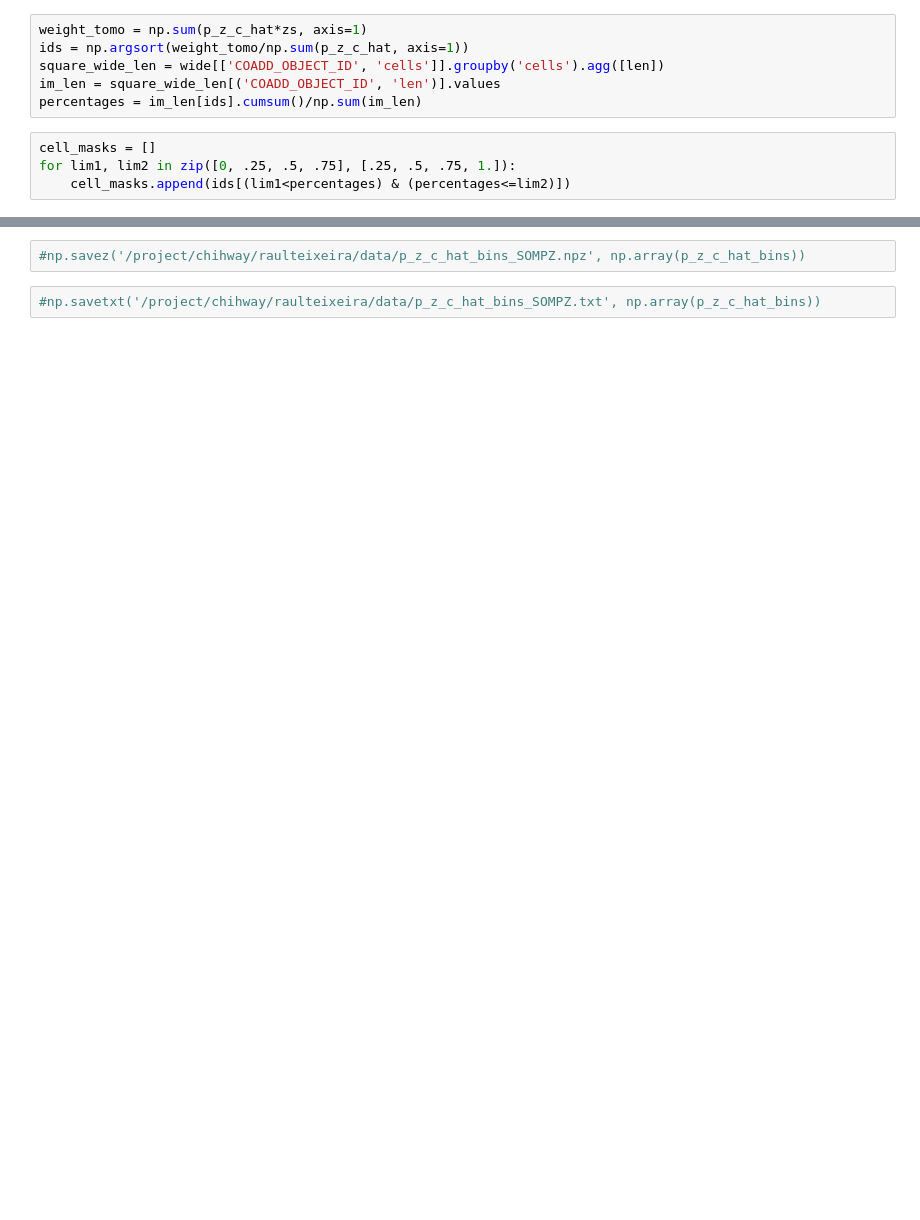
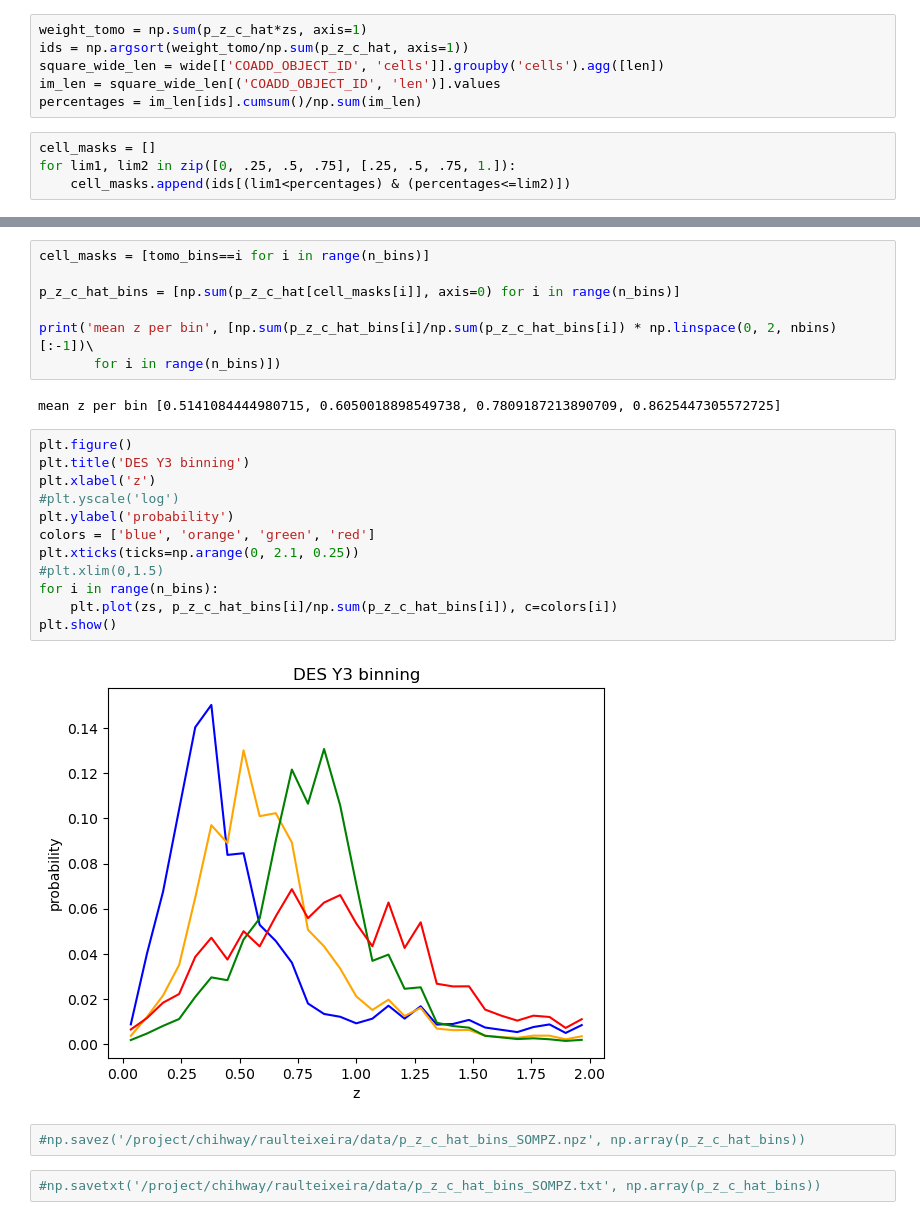
Before and after one commit to rbgdet/CSPZ, a Jupyter notebook: notebooks/SOMPZ_pipeline.ipynb, the cells around one changed output, grey strips where cells are left out. Drawn from its saved outputs; the diff is of its cells as text; blank space fills up the shorter version.

```diff
--- a/notebooks/SOMPZ_pipeline.ipynb
+++ b/notebooks/SOMPZ_pipeline.ipynb
@@ -334,3 +371,26 @@ plt.show()
+# %%
+cell_masks = [tomo_bins==i for i in range(n_bins)]
+
+p_z_c_hat_bins = [np.sum(p_z_c_hat[cell_masks[i]], axis=0) for i in range(n_bins)]
+
+print('mean z per bin', [np.sum(p_z_c_hat_bins[i]/np.sum(p_z_c_hat_bins[i]) * np.linspace(0, 2, nbins)[:-1])\
+       for i in range(n_bins)])
+# %% [output]
+mean z per bin [0.5141084444980715, 0.6050018898549738, 0.7809187213890709, 0.8625447305572725]
+# %%
+plt.figure()
+plt.title('DES Y3 binning')
+plt.xlabel('z')
+#plt.yscale('log')
+plt.ylabel('probability')
+colors = ['blue', 'orange', 'green', 'red']
+plt.xticks(ticks=np.arange(0, 2.1, 0.25))
+#plt.xlim(0,1.5)
+for i in range(n_bins):
+    plt.plot(zs, p_z_c_hat_bins[i]/np.sum(p_z_c_hat_bins[i]), c=colors[i])
+plt.show()
+# %% [output]
+[figure, added]
 # %%
 #np.savez('/project/chihway/raulteixeira/data/p_z_c_hat_bins_SOMPZ.npz', np.array(p_z_c_hat_bins))
 # %%
```
Also changed, not shown: parts of 43 cells of this notebook.
